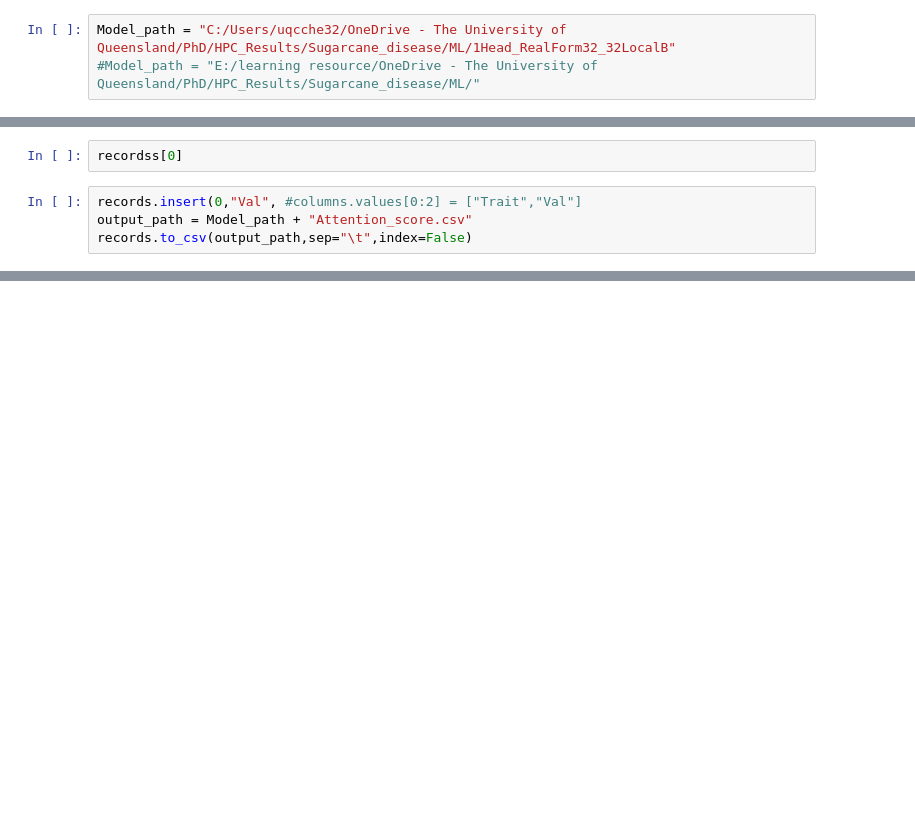
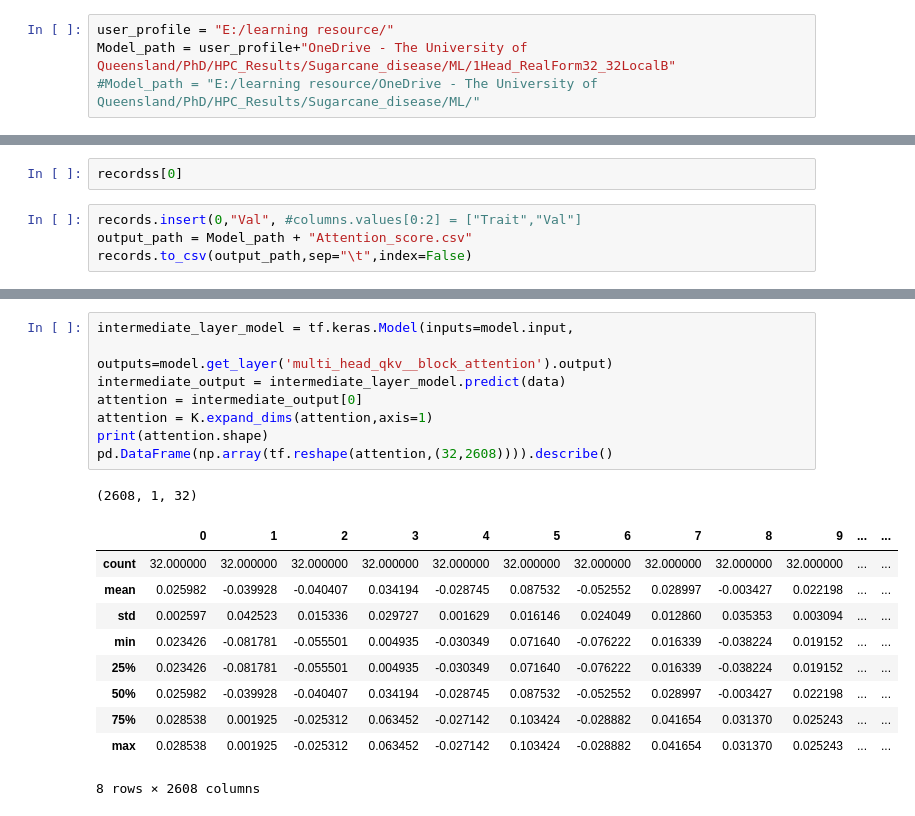
Before and after one commit to CCS-voidBird/PhD_Notebook, a Jupyter notebook: Code/ML_composer/Shap_Model_Interpretation.ipynb, the cells around one changed output, grey strips where cells are left out. Drawn from its saved outputs; the diff is of its cells as text; blank space fills up the shorter version.

```diff
--- a/Code/ML_composer/Shap_Model_Interpretation.ipynb
+++ b/Code/ML_composer/Shap_Model_Interpretation.ipynb
@@ -8,5 +17,6 @@ from ClassModel import *
 # %%
-Model_path = "C:/Users/uqcche32/OneDrive - The University of Queensland/PhD/HPC_Results/Sugarcane_disease/ML/1Head_RealForm32_32LocalB"
+user_profile = "E:/learning resource/"
+Model_path = user_profile+"OneDrive - The University of Queensland/PhD/HPC_Results/Sugarcane_disease/ML/1Head_RealForm32_32LocalB"
 #Model_path = "E:/learning resource/OneDrive - The University of Queensland/PhD/HPC_Results/Sugarcane_disease/ML/"
 # %%
 from keras import backend as K
@@ -107,0 +198,20 @@ records_df.head(4)
+# %%
+intermediate_layer_model = tf.keras.Model(inputs=model.input,
+                                         outputs=model.get_layer('multi_head_qkv__block_attention').output)
+intermediate_output = intermediate_layer_model.predict(data)
+attention = intermediate_output[0]
+attention = K.expand_dims(attention,axis=1)
+print(attention.shape)
+pd.DataFrame(np.array(tf.reshape(attention,(32,2608)))).describe()
+# %% [output]
+(2608, 1, 32)
+|  | 0 | 1 | 2 | 3 | 4 | 5 | 6 | 7 | 8 | 9 | ... | ... |
+| count | 32.000000 | 32.000000 | 32.000000 | 32.000000 | 32.000000 | 32.000000 | 32.000000 | 32.000000 | 32.000000 | 32.000000 | ... | ... |
+| mean | 0.025982 | -0.039928 | -0.040407 | 0.034194 | -0.028745 | 0.087532 | -0.052552 | 0.028997 | -0.003427 | 0.022198 | ... | ... |
+| std | 0.002597 | 0.042523 | 0.015336 | 0.029727 | 0.001629 | 0.016146 | 0.024049 | 0.012860 | 0.035353 | 0.003094 | ... | ... |
+| min | 0.023426 | -0.081781 | -0.055501 | 0.004935 | -0.030349 | 0.071640 | -0.076222 | 0.016339 | -0.038224 | 0.019152 | ... | ... |
+| 25% | 0.023426 | -0.081781 | -0.055501 | 0.004935 | -0.030349 | 0.071640 | -0.076222 | 0.016339 | -0.038224 | 0.019152 | ... | ... |
+| 50% | 0.025982 | -0.039928 | -0.040407 | 0.034194 | -0.028745 | 0.087532 | -0.052552 | 0.028997 | -0.003427 | 0.022198 | ... | ... |
+| 75% | 0.028538 | 0.001925 | -0.025312 | 0.063452 | -0.027142 | 0.103424 | -0.028882 | 0.041654 | 0.031370 | 0.025243 | ... | ... |
+| max | 0.028538 | 0.001925 | -0.025312 | 0.063452 | -0.027142 | 0.103424 | -0.028882 | 0.041654 | 0.031370 | 0.025243 | ... | ... |
+8 rows × 2608 columns
```
Also changed, not shown: parts of 9 cells of this notebook.
